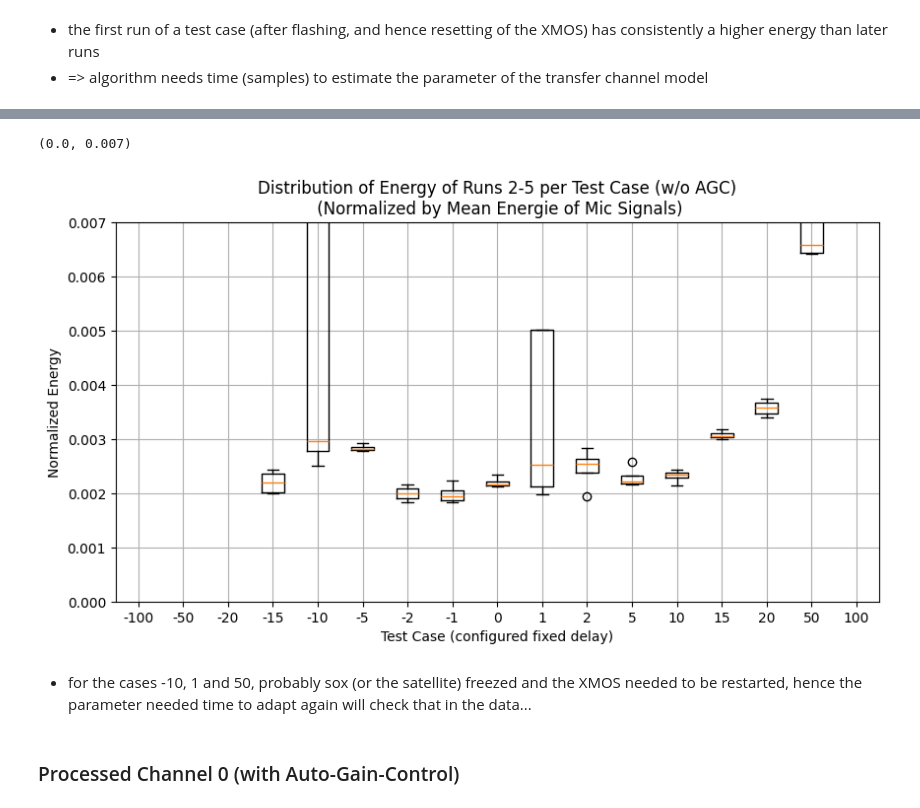
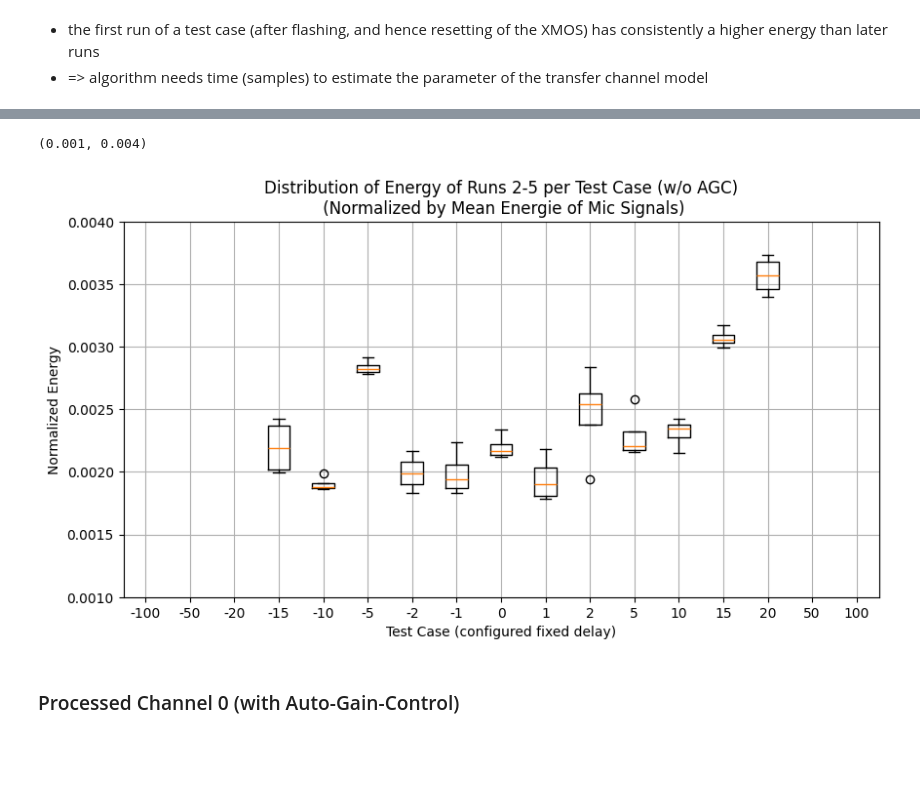
Before and after one commit to FutureProofHomes/Satellite1-XMOS, a Jupyter notebook: batch_runs/aec/AnalysisSatellite1FixedDelay.ipynb, the cells around one changed output, grey strips where cells are left out. Drawn from its saved outputs; the diff is of its cells as text; code cells hidden in the pictures; blank space fills up the shorter version.

```diff
--- a/batch_runs/aec/AnalysisSatellite1FixedDelay.ipynb
+++ b/batch_runs/aec/AnalysisSatellite1FixedDelay.ipynb
@@ -112,18 +112,16 @@ plt.ylabel("Normalized Energy");
 # %%
 # Take only Runs 2-5 for each test case
 plt.figure(figsize=(10,5))
 plt.title("Distribution of Energy of Runs 2-5 per Test Case (w/o AGC)\n (Normalized by Mean Energie of Mic Signals)");
 plt.boxplot(channel1_var[:,1:].T);
 plt.grid(True)
 plt.xticks( np.arange(1, len(test_cases)+1), map(str, sorted(test_cases.keys())) );
 plt.xlabel("Test Case (configured fixed delay)");
 plt.ylabel("Normalized Energy");
-plt.ylim(0,0.007)
+plt.ylim(0.001,0.004)
 # %% [output]
-(0.0, 0.007)
+(0.001, 0.004)
-[figure, old version]
+[figure, new version]
-# %% [markdown]
-- for the cases -10, 1 and 50, probably sox (or the satellite) freezed and the XMOS needed to be restarted, hence the parameter needed time to adapt again will check that in the data...
 # %% [markdown]
 ### Processed Channel 0 (with Auto-Gain-Control)
 # %%
```
Also changed, not shown: parts of 14 cells of this notebook.
